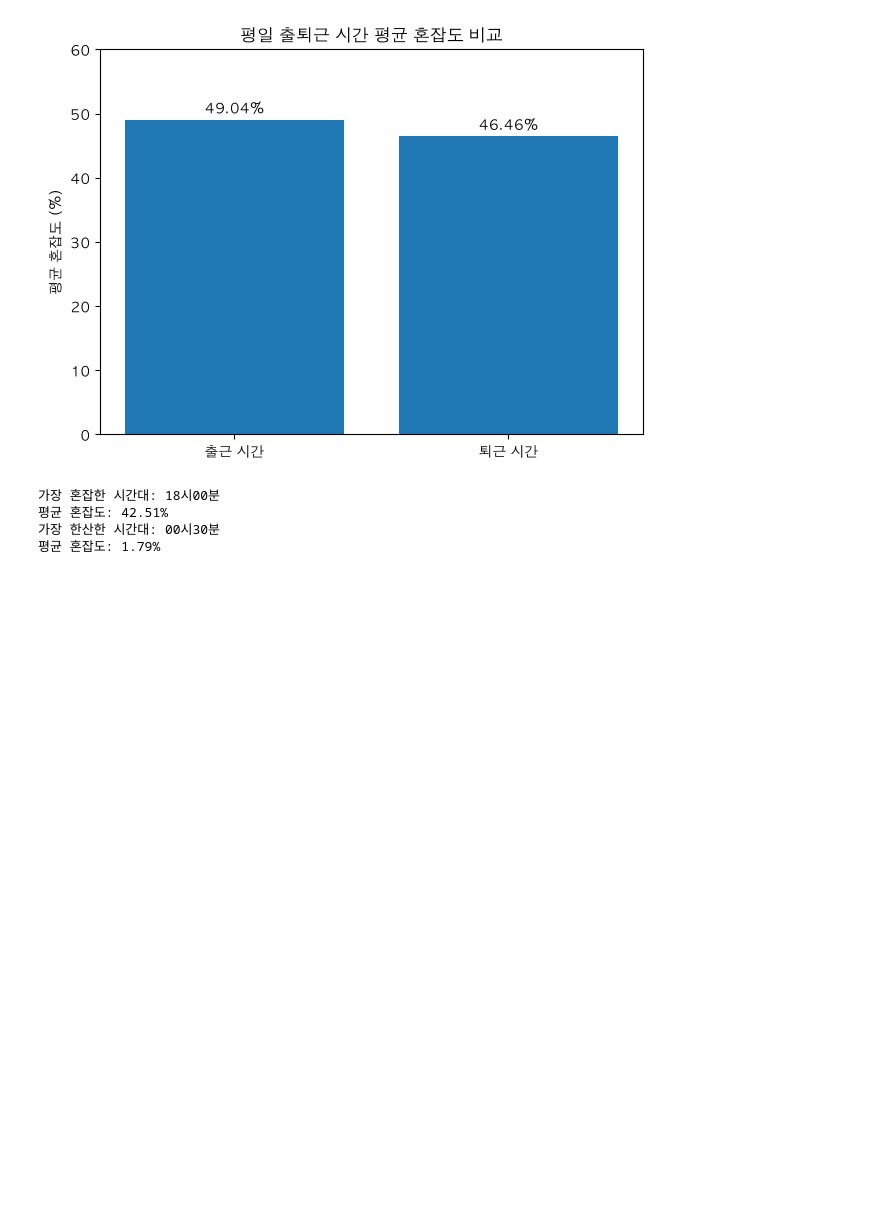
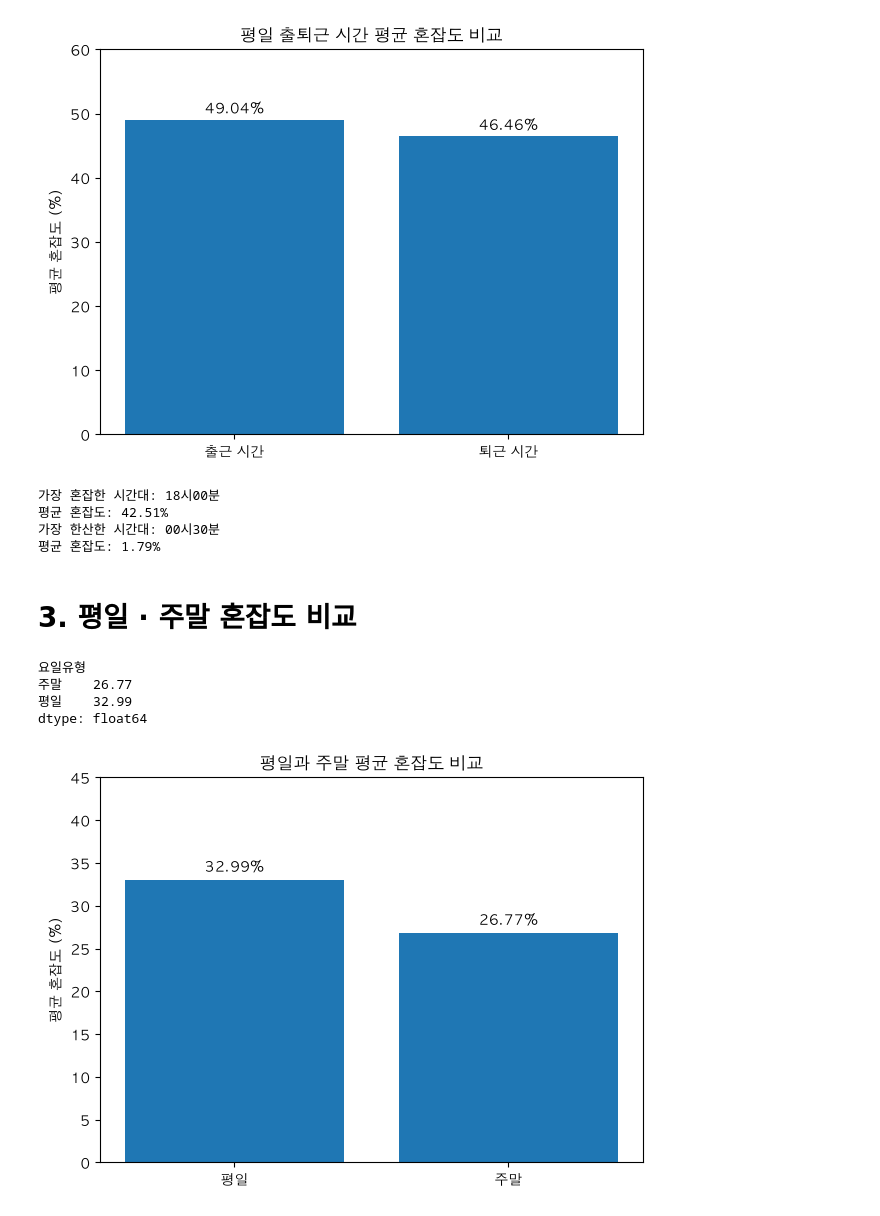
Before and after one commit to olloir/Subway_Congestion, a Jupyter notebook: Subway_Congestion.ipynb, the cells around one changed output. Drawn from its saved outputs; the diff is of its cells as text; code cells hidden in the pictures; blank space fills up the shorter version.

```diff
--- a/Subway_Congestion.ipynb
+++ b/Subway_Congestion.ipynb
@@ -186,3 +190,44 @@ print(f"평균 혼잡도: {time_avg.min():.2f}%")
 평균 혼잡도: 42.51%
 가장 한산한 시간대: 00시30분
 평균 혼잡도: 1.79%
+# %% [markdown]
+# 3. 평일 · 주말 혼잡도 비교
+# %%
+# 평일과 주말 구분
+df["요일유형"] = df["구분"].replace({
+    "토요일": "주말",
+    "일요일": "주말"
+})
+
+# 평일·주말 평균 혼잡도 계산
+day_avg = df.groupby("요일유형")[time_cols].mean().mean(axis=1)
+
+day_avg.round(2)
+# %% [output]
+요일유형
+주말    26.77
+평일    32.99
+dtype: float64
+# %%
+# 평일·주말 순서 설정
+day_avg = day_avg.reindex(["평일", "주말"])
+
+plt.figure(figsize=(7, 5))
+bars = plt.bar(day_avg.index, day_avg.values)
+
+plt.title("평일과 주말 평균 혼잡도 비교")
+plt.ylabel("평균 혼잡도 (%)")
+plt.ylim(0, 45)
+
+# 막대 위에 수치 표시
+for bar in bars:
+    plt.text(
+        bar.get_x() + bar.get_width() / 2,
+        bar.get_height() + 1,
+        f"{bar.get_height():.2f}%",
+        ha="center"
+    )
+
+plt.show()
+# %% [output]
+[figure, added]
```
Also changed, not shown: parts of 11 cells of this notebook.
